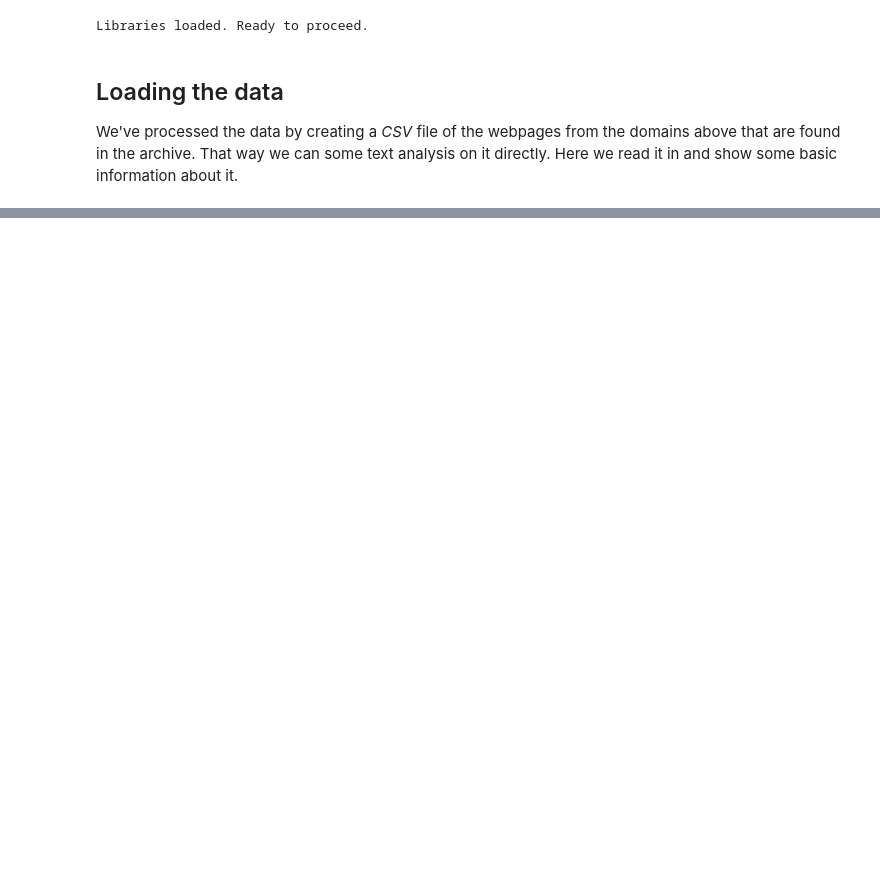
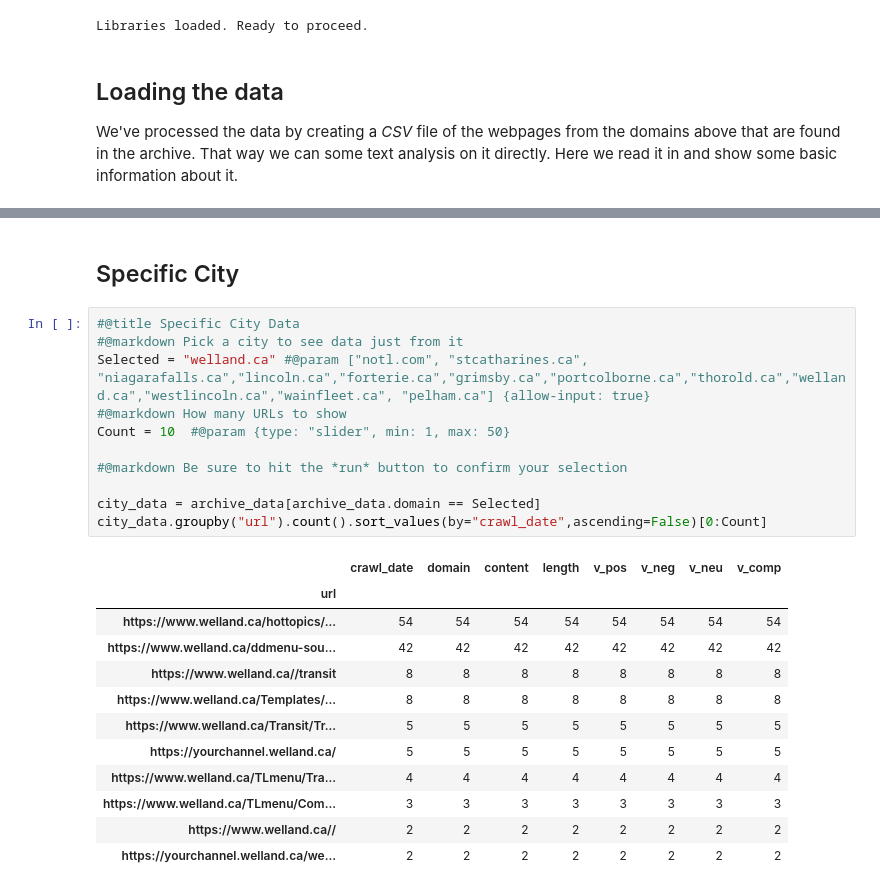
Before and after one commit to BrockDSL/Analyzing_Web_Archives, a Jupyter notebook: Analyzing_Archives_Notebook.ipynb, the cells around one changed output, grey strips where cells are left out. Saved outputs shown, nothing was run; the diff lists cells and outputs as text; blank space fills up the shorter version.

```diff
--- a/Analyzing_Archives_Notebook.ipynb
+++ b/Analyzing_Archives_Notebook.ipynb
@@ -48,0 +83,26 @@ ParserError: ignored
+# %% [markdown]
+## Specific City
+# %%
+#@title Specific City Data
+#@markdown Pick a city to see data just from it
+Selected = "welland.ca" #@param ["notl.com", "stcatharines.ca", "niagarafalls.ca","lincoln.ca","forterie.ca","grimsby.ca","portcolborne.ca","thorold.ca","welland.ca","westlincoln.ca","wainfleet.ca", "pelham.ca"] {allow-input: true}
+#@markdown How many URLs to show
+Count = 10  #@param {type: "slider", min: 1, max: 50}
+
+#@markdown Be sure to hit the *run* button to confirm your selection
+
+city_data = archive_data[archive_data.domain == Selected]
+city_data.groupby("url").count().sort_values(by="crawl_date",ascending=False)[0:Count]
+# %% [output]
+|  | crawl_date | domain | content | length | v_pos | v_neg | v_neu | v_comp |
+| url |  |  |  |  |  |  |  |  |
+| https://www.welland.ca/hottopics/... | 54 | 54 | 54 | 54 | 54 | 54 | 54 | 54 |
+| https://www.welland.ca/ddmenu-sou... | 42 | 42 | 42 | 42 | 42 | 42 | 42 | 42 |
+| https://www.welland.ca//transit | 8 | 8 | 8 | 8 | 8 | 8 | 8 | 8 |
+| https://www.welland.ca/Templates/... | 8 | 8 | 8 | 8 | 8 | 8 | 8 | 8 |
+| https://www.welland.ca/Transit/Tr... | 5 | 5 | 5 | 5 | 5 | 5 | 5 | 5 |
+| https://yourchannel.welland.ca/ | 5 | 5 | 5 | 5 | 5 | 5 | 5 | 5 |
+| https://www.welland.ca/TLmenu/Tra... | 4 | 4 | 4 | 4 | 4 | 4 | 4 | 4 |
+| https://www.welland.ca/TLmenu/Com... | 3 | 3 | 3 | 3 | 3 | 3 | 3 | 3 |
+| https://www.welland.ca// | 2 | 2 | 2 | 2 | 2 | 2 | 2 | 2 |
+| https://yourchannel.welland.ca/we... | 2 | 2 | 2 | 2 | 2 | 2 | 2 | 2 |
```
Also changed, not shown: parts of 13 cells of this notebook.
